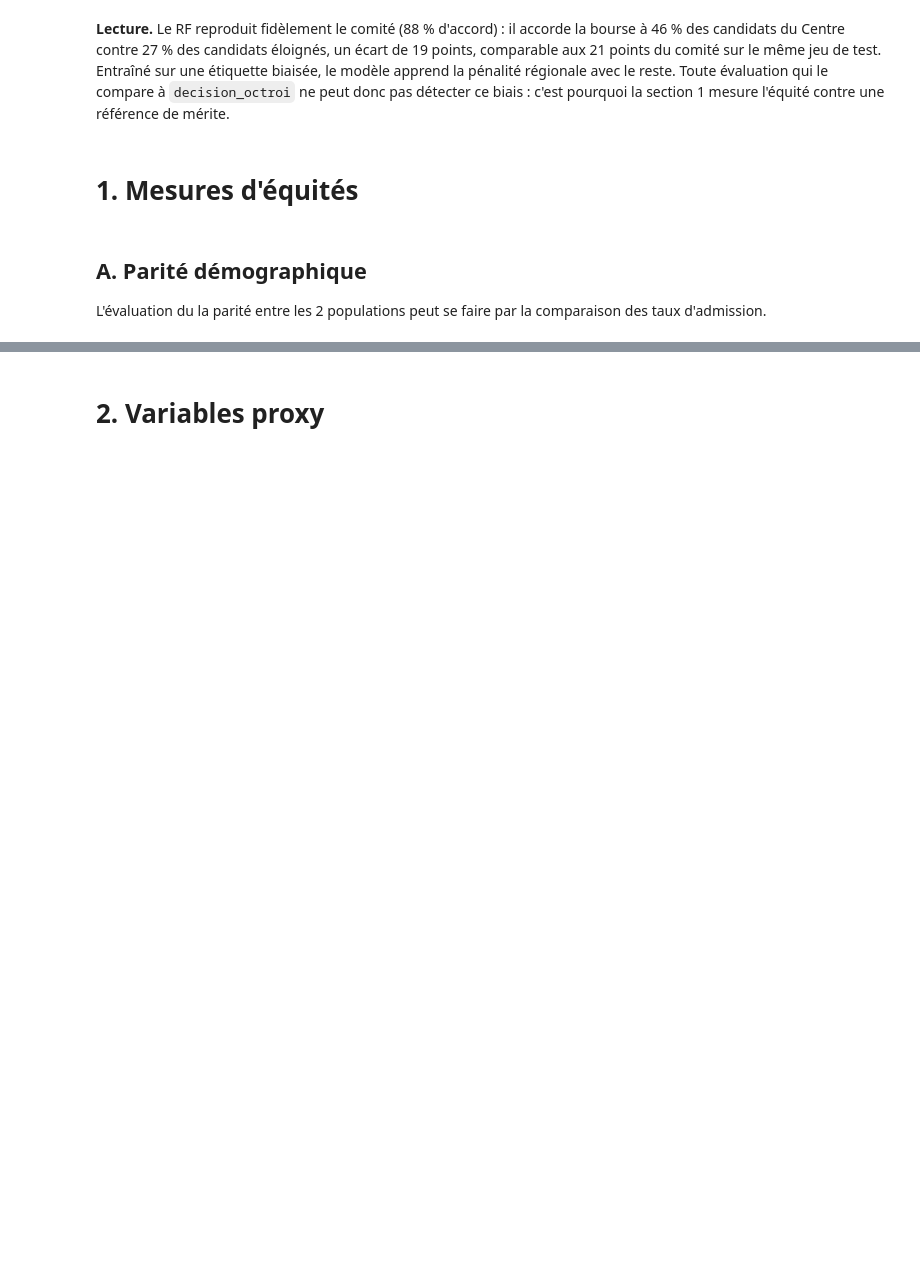
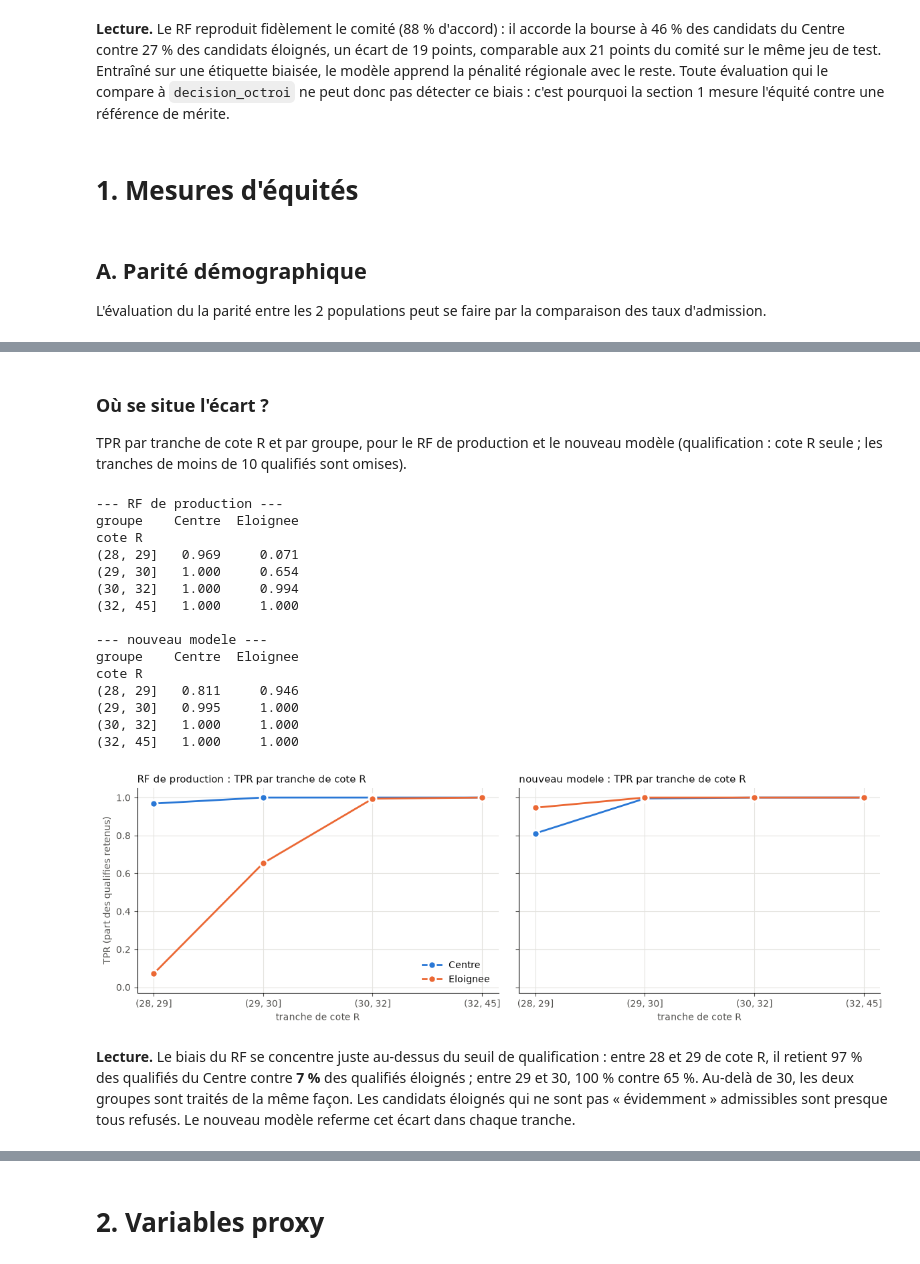
Before and after one commit to Thelazerlog/CodeMLEquiAlgo, a Jupyter notebook: audit_rapport.ipynb, the cells around one changed output, grey strips where cells are left out. Drawn from its saved outputs; the diff is of its cells as text; code cells hidden in the pictures; blank space fills up the shorter version.

```diff
--- a/audit_rapport.ipynb
+++ b/audit_rapport.ipynb
@@ -200,0 +357,48 @@ Taux d'acceptation au sein des élèves qualifiés.
+# %% [markdown]
+### Où se situe l'écart ?
+
+TPR par tranche de cote R et par groupe, pour le RF de production et le nouveau modèle (qualification : cote R
+seule ; les tranches de moins de 10 qualifiés sont omises).
+# %%
+g_te = pd.Series(groupe_te, index=test.index, name='groupe')
+tranche_r_te = pd.concat([pd.cut(test['cote_r_equivalent'], BORNES_R).astype(str).rename('cote R'), g_te], axis=1)
+
+fig, axes = plt.subplots(1, 2, figsize=(12, 4), sharey=True)
+for ax, nom in zip(axes, ['RF de production', 'nouveau modele']):
+    t = tableau_tranches(y_cote_r, SYSTEMES[nom], tranche_r_te)
+    tpr = t['tpr'].where(t['meritants'] >= 10).unstack().dropna(how='all')
+    x = np.arange(len(tpr))
+    for g, couleur in COULEURS_GROUPE.items():
+        ax.plot(x, tpr[g], '-o', color=couleur, lw=2, ms=8, mec='white', mew=2, label=g)
+    ax.set_xticks(x, tpr.index)
+    ax.set_xlabel('tranche de cote R', color=ENCRE_SECONDAIRE)
+    ax.set_ylim(-0.03, 1.05)
+    styliser(ax, f'{nom} : TPR par tranche de cote R')
+    print(f'--- {nom} ---')
+    print(tpr.round(3), end='\n\n')
+axes[0].set_ylabel('TPR (part des qualifies retenus)', color=ENCRE_SECONDAIRE)
+axes[0].legend(frameon=False)
+plt.tight_layout()
+plt.show()
+# %% [output]
+--- RF de production ---
+groupe    Centre  Eloignee
+cote R
+(28, 29]   0.969     0.071
+(29, 30]   1.000     0.654
+(30, 32]   1.000     0.994
+(32, 45]   1.000     1.000
+
+--- nouveau modele ---
+groupe    Centre  Eloignee
+cote R
+(28, 29]   0.811     0.946
+(29, 30]   0.995     1.000
+(30, 32]   1.000     1.000
+(32, 45]   1.000     1.000
+[figure, added]
+# %% [markdown]
+**Lecture.** Le biais du RF se concentre juste au-dessus du seuil de qualification : entre 28 et 29 de cote R,
+il retient 97 % des qualifiés du Centre contre **7 %** des qualifiés éloignés ; entre 29 et 30, 100 % contre
+65 %. Au-delà de 30, les deux groupes sont traités de la même façon. Les candidats éloignés qui ne sont pas
+« évidemment » admissibles sont presque tous refusés. Le nouveau modèle referme cet écart dans chaque tranche.
```
Also changed, not shown: parts of 12 cells of this notebook.
